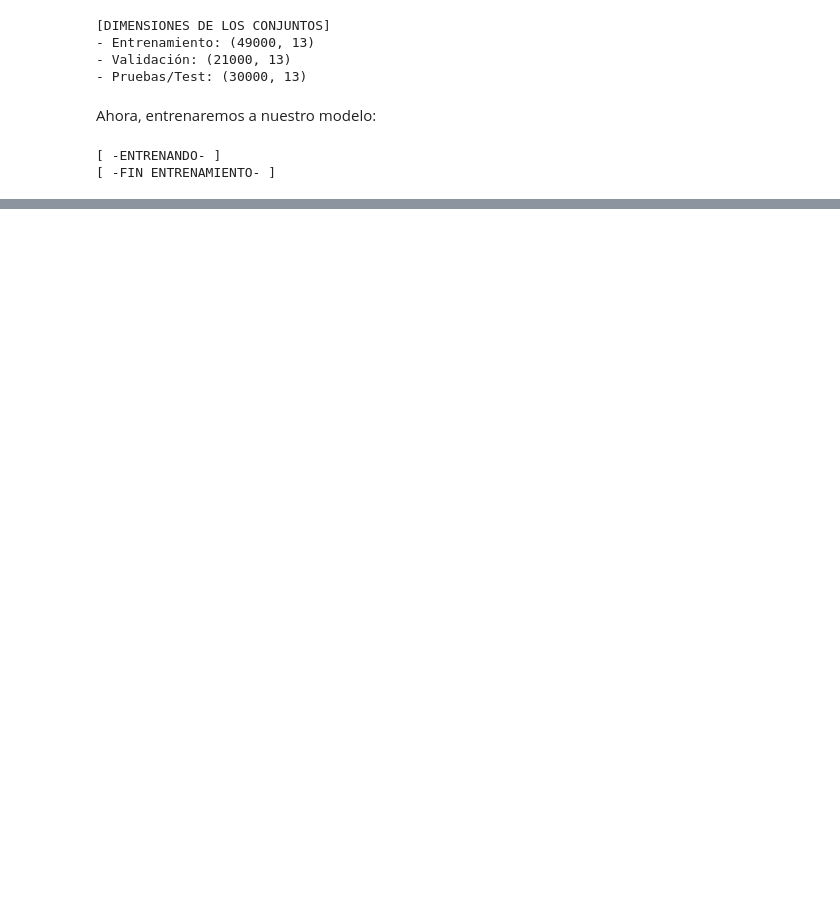
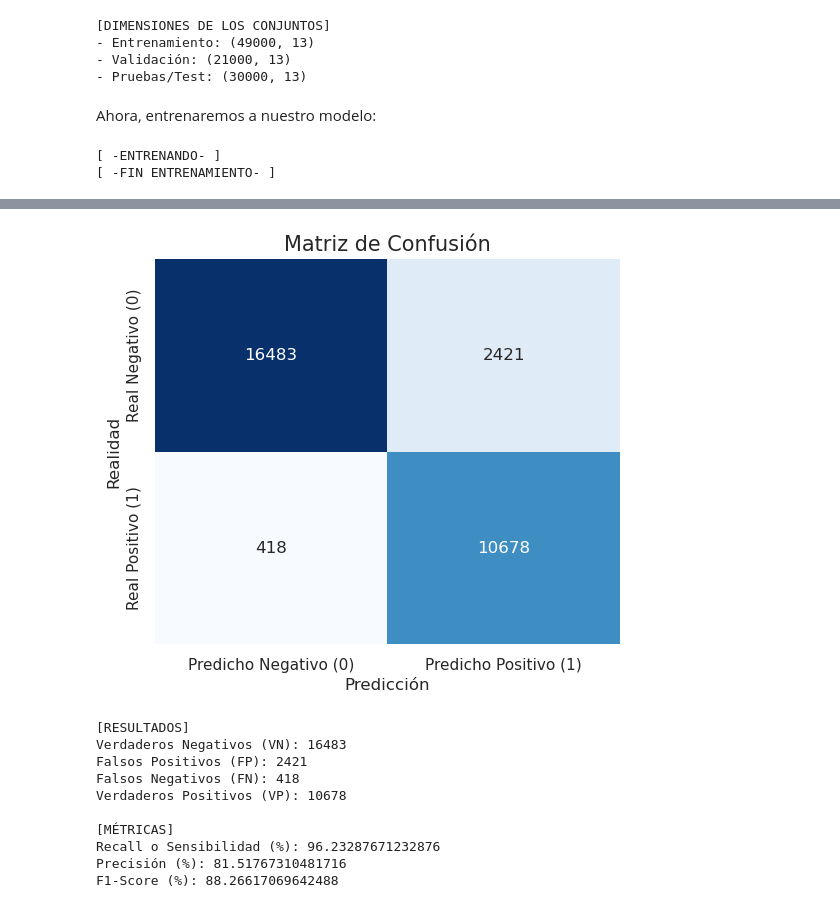
Before and after one commit to Val2a/trabajo-ia, a Jupyter notebook: RedesNeuronales.ipynb, the cells around one changed output, grey strips where cells are left out. Cells and saved outputs as stored; diff of their text form; code cells hidden in the pictures; blank space fills up the shorter version.

```diff
--- a/RedesNeuronales.ipynb
+++ b/RedesNeuronales.ipynb
@@ -821,0 +927,14 @@ Precisión datos de prueba: 92.76%
+# %%
+calcular_matriz_confusion_metricas(X_test, y_test, zeta_optimo, 0.3)
+# %% [output]
+[figure, added]
+[RESULTADOS]
+Verdaderos Negativos (VN): 16483
+Falsos Positivos (FP): 2421
+Falsos Negativos (FN): 418
+Verdaderos Positivos (VP): 10678
+
+[MÉTRICAS]
+Recall o Sensibilidad (%): 96.23287671232876
+Precisión (%): 81.51767310481716
+F1-Score (%): 88.26617069642488
```
Also changed, not shown: parts of 26 cells of this notebook.
